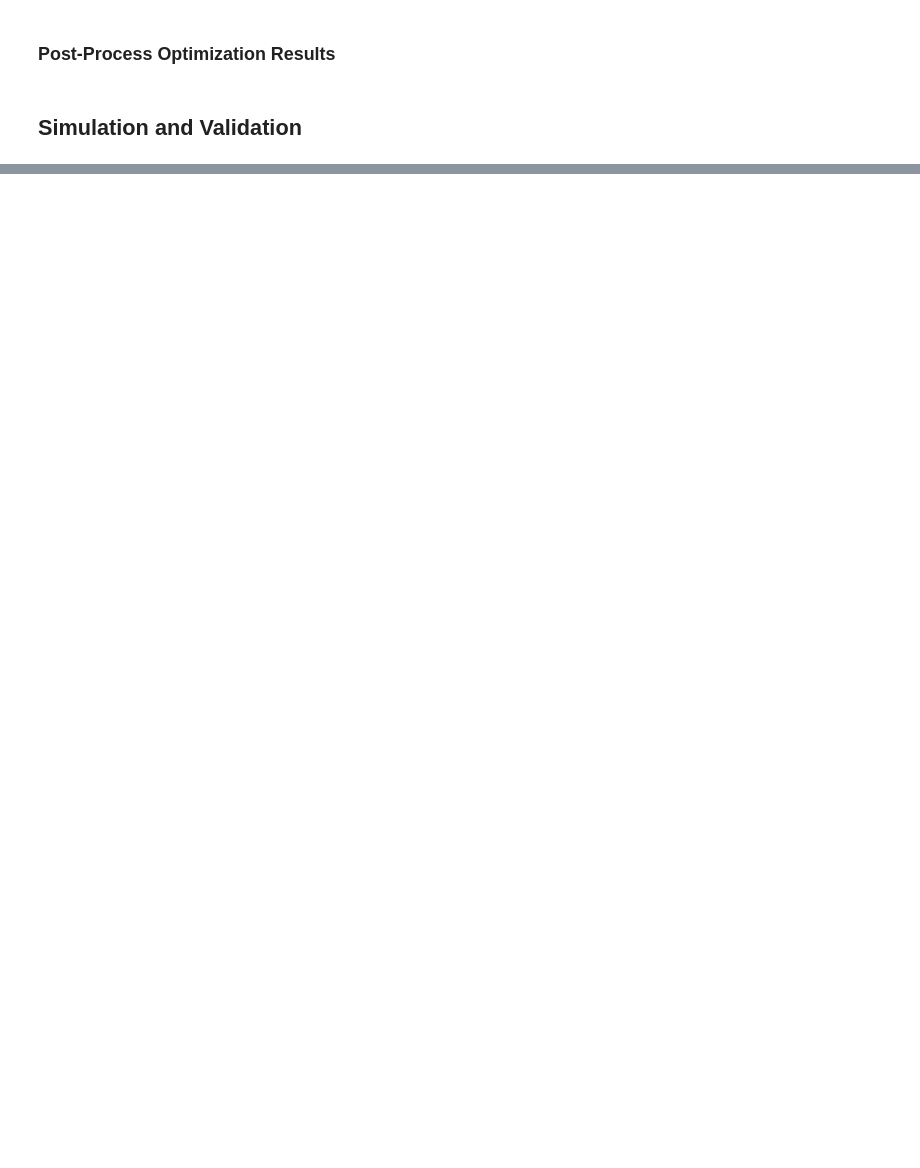
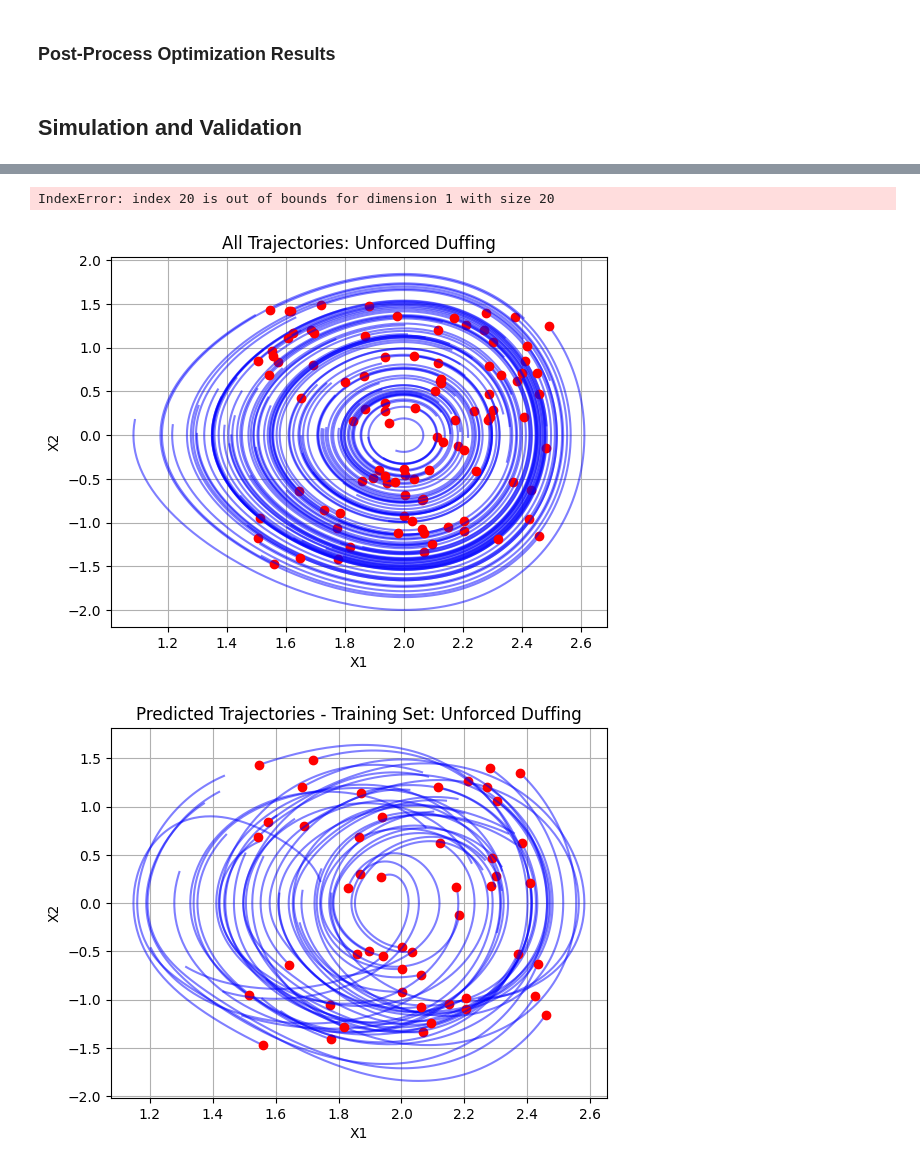
Before and after one commit to abhigyan9/KoopmanGPO, a Jupyter notebook: Playground_Autonomous.ipynb, the cells around one changed output, grey strips where cells are left out. Saved outputs shown, nothing was run; the diff lists cells and outputs as text; code cells hidden in the pictures; blank space fills up the shorter version.

```diff
--- a/Playground_Autonomous.ipynb
+++ b/Playground_Autonomous.ipynb
@@ -110,8 +110,8 @@ def get_cost_grid(Z, X, Xplus, Xtrain, manager, nT=1, lambda1=1.0, lambda2=1.0,
 # "Simple Pendulum"
 # "Lorenz"
 # "Lotka Volterra"
-system_name = 'Simple Pendulum'
-data = torch.load(f"Data/DataAuto_{system_name}.pt", weights_only=True)
+system_name = 'Unforced Duffing'
+data = torch.load(f"Data/DataAuto_{system_name}_right.pt", weights_only=True)
 
 SimData = data["trajectories"] # Shape: (num_trajectories, state_dim, num_steps)
 ts = data["sample_time"]
@@ -119,6 +119,8 @@ num_trajectories = data["num_trajectories"]
 N = data["num_steps"]
 nTrain = math.floor(num_trajectories * 0.5)
 nTest = math.floor(num_trajectories * 0.2)
+SimData = SimData[:,:,:151]
+N = 150
 # %% [markdown]
 ## Optimization Section
 # %% [markdown]
@@ -128,7 +130,7 @@ SimData = SimData.float()
 n = SimData.shape[1]
 
 p = 20  # number of lifted states
-l = N//5  # decision horizon for each lifted state
+l = N//10  # decision horizon for each lifted state
 r = 10   # resolution along all dimensions
 
 Xall = torch.cat([SimData[j, :, :] for j in range(nTrain)], dim=1)      # Concatenated total matrix
@@ -290,4 +311,6 @@ for j in range(nTest): # GP Predict for all training trajectories
 
     ZmeanTest[j, :, :], ZcvTest[j, :, :, :], XhatTest[j, :, :], XcvhatTest[j, :, :, :] = gpk.sim_LTI(ZmeanTest[j,:,0], A, C, num_steps=N, ts=None, x0cv=ZcvTest[j,:,:,0])
     TestRMSE[j,:] = torch.sqrt(torch.mean((XhatTest[j,:,:] - SimData[nTest+j,:,:N])**2,1))
+
+XhatTrain, XhatTest, XcvhatTrain, XcvhatTest = XhatTrain.detach(), XhatTest.detach(), XcvhatTrain.detach(), XcvhatTest.detach()
 # %%
@@ -457,6 +488,8 @@ plt.title(f'Evolution of System States for {N} steps')
 plt.legend()
 plt.grid()
 plt.show()
+# %% [output]
+IndexError: index 20 is out of bounds for dimension 1 with size 20
 # %%
 fig, axes = plt.subplots(1, 2, figsize=(12, 6))
 
@@ -516,3 +549,27 @@ plt.title(f'Koopman Linear Model RMSE for {nT} Training Trajectories')
 plt.legend()
 plt.grid()
 plt.show()
+# %%
+for j in range(SimData.shape[0]):
+    plt.plot(SimData[j,0,:], SimData[j,1,:], alpha=0.5, color='blue')
+    plt.plot(SimData[j,0,0], SimData[j,1,0], 'o', color='red')
+
+plt.grid()
+plt.xlabel('X1')
+plt.ylabel('X2')
+plt.title(f'All Trajectories: {system_name}')
+plt.show()
+
+# Training Set Predicted Trajectories
+for j in range(XhatTrain.shape[0]):
+    plt.plot(XhatTrain[j,0,:], XhatTrain[j,1,:], alpha=0.5, color='blue')
+    plt.plot(XhatTrain[j,0,0], XhatTrain[j,1,0], 'o', color='red')
+
+plt.grid()
+plt.xlabel('X1')
+plt.ylabel('X2')
+plt.title(f'Predicted Trajectories - Training Set: {system_name}')
+plt.show()
+# %% [output]
+[figure, added]
+[figure, added]
```
Also changed, not shown: parts of 3 cells of this notebook, 2 other files.
